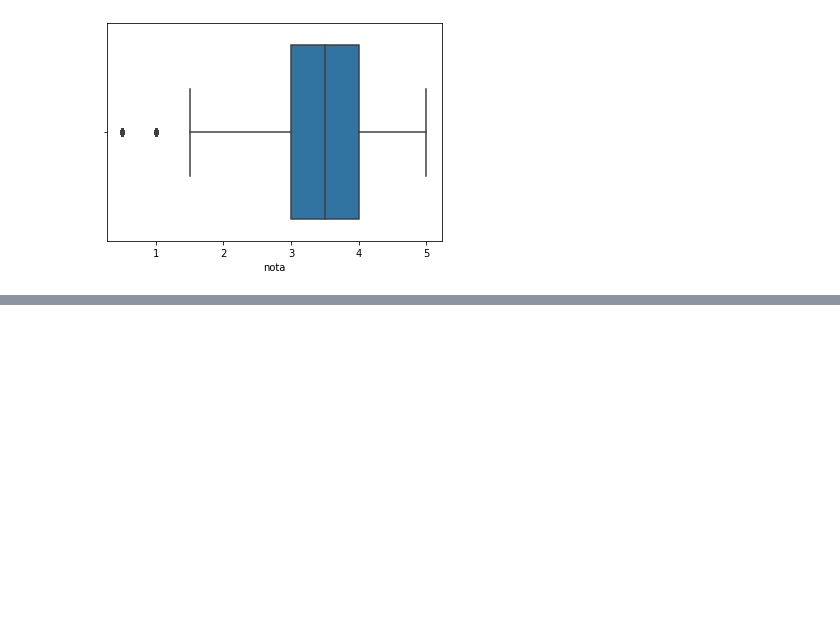
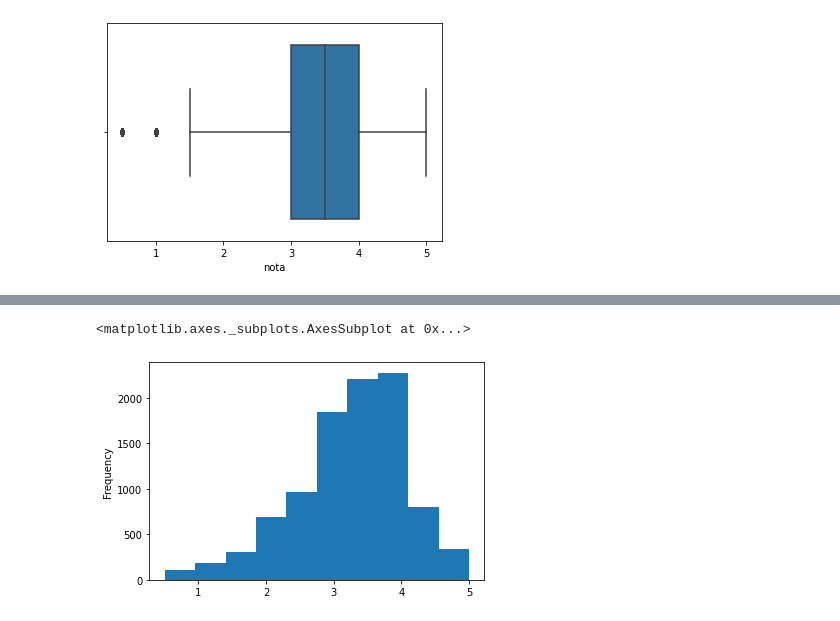
Before and after one commit to gabrielcn/Data-Science, a Jupyter notebook: introducao_data_science.ipynb, the cells around one changed output, grey strips where cells are left out. Cells and saved outputs as stored; diff of their text form; code cells hidden in the pictures; blank space fills up the shorter version.

```diff
--- a/introducao_data_science.ipynb
+++ b/introducao_data_science.ipynb
@@ -115,0 +167,3 @@ sns.boxplot(notas.nota) #Mostra as mesmas informações do describe acima, mas e
+# %%
+medias_por_filme = notas.groupby("filmeId").mean()["nota"] #Agrupa o filmeId com o DF notas, e calcula a média da coluna nota. Quando extraimos uma coluna, é devlvido uma série
+medias_por_filme.head()
@@ -115,0 +178,5 @@ sns.boxplot(notas.nota) #Mostra as mesmas informações do describe acima, mas e
+# %%
+medias_por_filme.plot(kind='hist') #Visualização gráfica usando o pandas
+# %% [output]
+<matplotlib.axes._subplots.AxesSubplot at 0x...>
+[figure, added]
```
Also changed, not shown: parts of 17 cells of this notebook.
